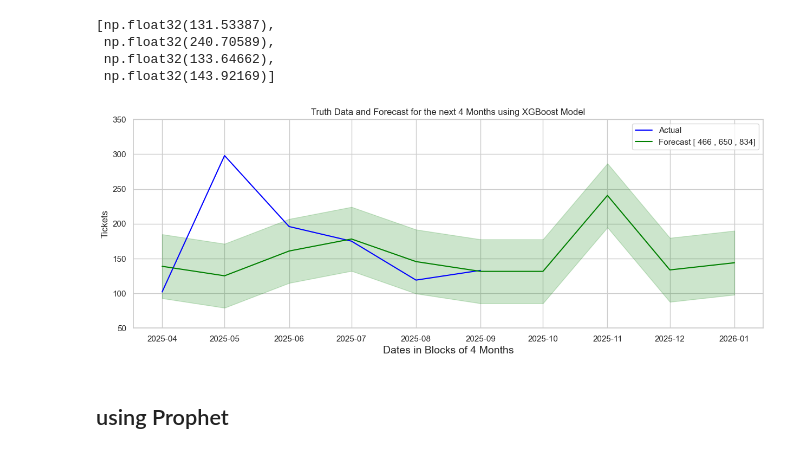
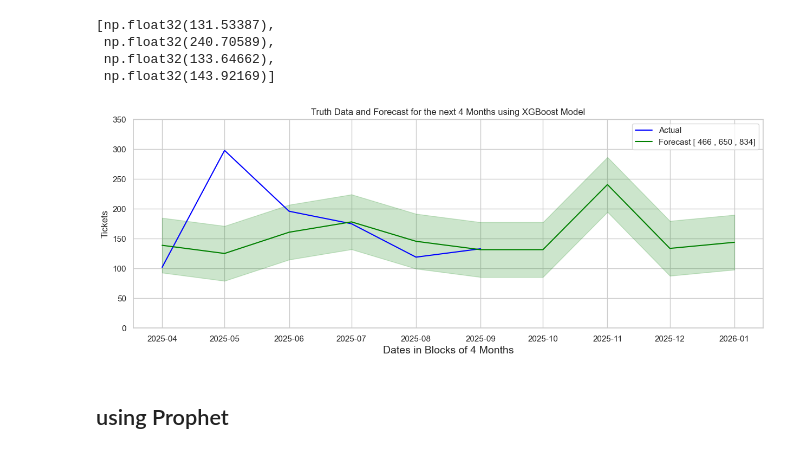
Before and after one commit to jorgeerodriguez/Jira, a Jupyter notebook: Jira.ipynb, the cells around one changed output. Saved outputs shown, nothing was run; the diff lists cells and outputs as text; code cells hidden in the pictures.

```diff
--- a/Jira.ipynb
+++ b/Jira.ipynb
@@ -2906,35 +2906,35 @@ past_dates = pd.date_range(start=X_test.index[0], periods=len(y_pred), freq='MS'
 past_df = pd.DataFrame({'Date': past_dates, 'Predicted_Value': y_pred})
 past_df.set_index('Date', inplace=True)
 past_df['yhat_lower'] = past_df['Predicted_Value'] - mae
 past_df['yhat_upper'] = past_df['Predicted_Value'] + mae
 
 all_dates_df = pd.concat([past_df, future_df])
 
 #y_pred1 = np.append(y_pred.copy(), future_df[0:1]['Predicted_Value'])
 #X_test1 = np.concatenate((X_test.copy(), future_df[0:1]))
 #y_pred = np.concatenate([y_pred, future_forecast])
 
 plt.figure(figsize=(15, 5))
 plt.plot(X_test.index, y_test, label='Actual',color='blue')
 plt.plot(all_dates_df.index, all_dates_df['Predicted_Value'], label=f'Forecast [ {future_df["yhat_lower"].values.sum():,.0f} , {future_df["Predicted_Value"].values.sum():,.0f} , {future_df["yhat_upper"].values.sum():,.0f}]', linestyle='-', color='green')
 #plt.plot(past_df.index, past_df['Predicted_Value'], label='', color='green')
 #plt.fill_between(future_df.index, future_df['yhat_lower'], future_df['yhat_upper'], color='green', alpha=0.2)
 #plt.fill_between(past_df.index, past_df['yhat_lower'], past_df['yhat_upper'], color='green', alpha=0.2)
 
 plt.fill_between(all_dates_df.index, all_dates_df['yhat_lower'], all_dates_df['yhat_upper'], color='green', alpha=0.2)
 
 plt.title(f'Truth Data and Forecast for the next {PERIODS} Months using XGBoost Model')
 plt.xlabel(f"Dates in Blocks of {PERIODS} Months", fontsize=14)
 plt.ylabel('Tickets')
 #plt.ylim(50, max(y_test.max(), future_df['Predicted_Value'].max()) + 45)
 plt.xticks(rotation=0)
 # If you want to set y-tick increments, use plt.yticks()
 # For example, to set y-ticks every 100 units:
-plt.yticks(np.arange(50, max(y_test.max(), future_df['Predicted_Value'].max()) + 100, 50))
+plt.yticks(np.arange(0, max(y_test.max(), future_df['Predicted_Value'].max()) + 100, 50))
 plt.legend()
 plt.show()
 # %% [output]
-[figure, old version]
+[figure, new version]
 # %% [markdown]
 ## using Prophet
 # %%
```
